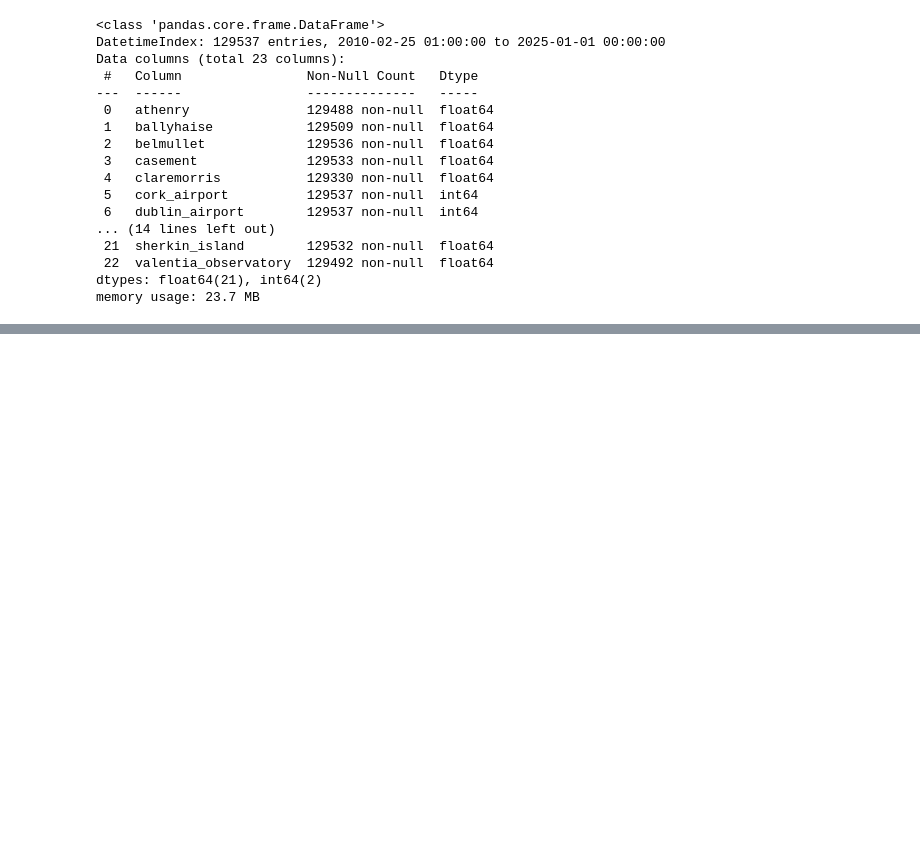
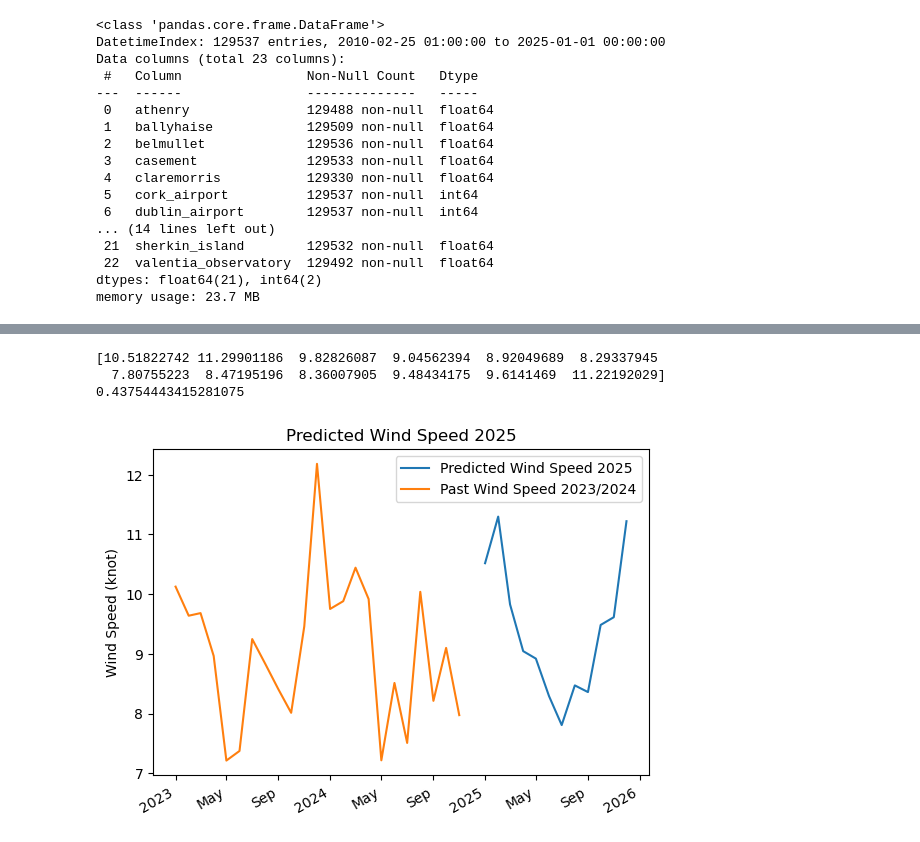
Before and after one commit to eoghanpw/PFDA-project, a Jupyter notebook: this_is_the_project.ipynb, the cells around one changed output, grey strips where cells are left out. Cells and saved outputs as stored; diff of their text form; code cells hidden in the pictures; blank space fills up the shorter version.

```diff
--- a/this_is_the_project.ipynb
+++ b/this_is_the_project.ipynb
@@ -591,0 +684,7 @@ memory usage: 23.7 MB
+# %%
+# Dataframe to use to predict 2025 wind speed.
+monthly_wind = pd.DataFrame(monthly_df.mean(axis=1), columns=['wdsp'])
+
+monthly_wind['month'] = monthly_wind.index.month
+
+monthly_wind.info()
@@ -591,0 +701,44 @@ memory usage: 23.7 MB
+# %%
+# Variables
+x = monthly_wind[['month']]
+y = monthly_wind['wdsp']
+
+# Decicion Tree
+model = tree.DecisionTreeRegressor()
+model = model.fit(x, y)
+
+months_2025 = pd.DataFrame({'month': np.arange(1, 13)})
+wdsp_2025 = model.predict(months_2025)
+
+print(wdsp_2025)
+print(model.score(x, y))
+
+fut_wind = pd.DataFrame({
+    'wdsp': wdsp_2025,
+    'month': np.arange(1, 13),
+    'date': pd.date_range(start='2025-01-01', end='2025-12-01', freq='MS')})
+
+past_wind = monthly_wind[monthly_wind.index > '2022-12-31']
+
+fig, ax = plt.subplots()
+
+ax.plot(fut_wind['date'], fut_wind['wdsp'], label="Predicted Wind Speed 2025")
+
+ax.plot(past_wind['wdsp'], label="Past Wind Speed 2023/2024")
+
+locator = mdates.AutoDateLocator()
+formatter = mdates.ConciseDateFormatter(locator)
+ax.xaxis.set_major_formatter(formatter)
+#ax.xaxis.set_minor_locator(AutoMinorLocator())
+fig.autofmt_xdate()
+
+ax.set_ylabel('Wind Speed (knot)')
+ax.set_title('Predicted Wind Speed 2025')
+ax.legend()
+
+plt.show()
+# %% [output]
+[10.51822742 11.29901186  9.82826087  9.04562394  8.92049689  8.29337945
+  7.80755223  8.47195196  8.36007905  9.48434175  9.6141469  11.22192029]
+0.43754443415281075
+[figure, added]
```
Also changed, not shown: parts of 8 cells of this notebook, 1 other file.
